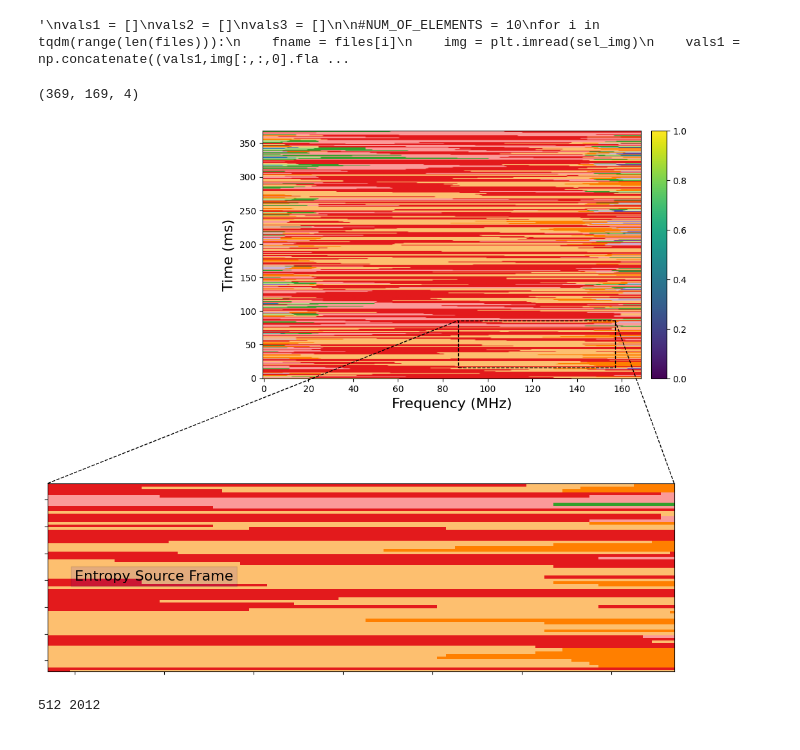
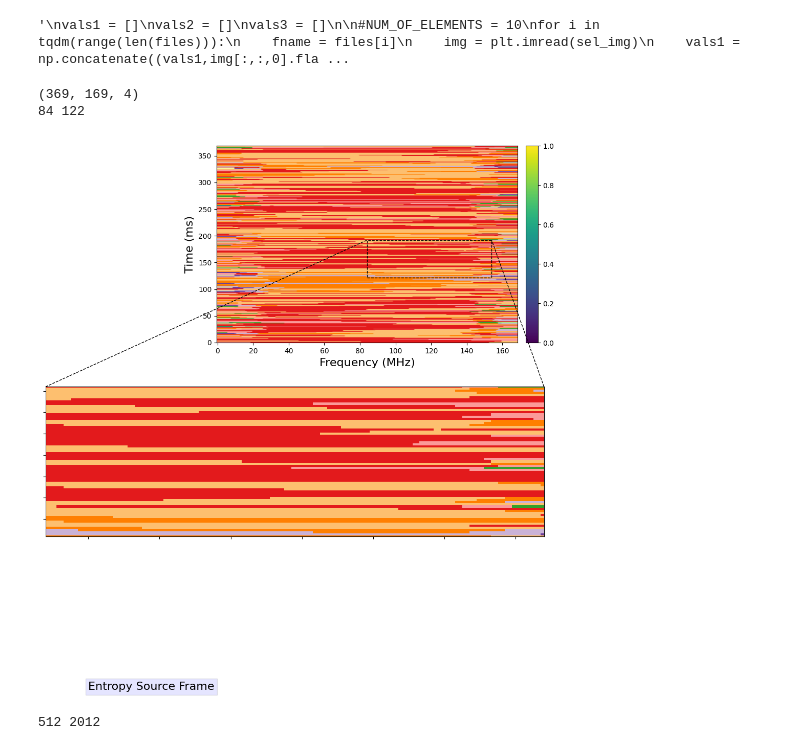
Before and after one commit to Oddvar-N-O/5G-RF-Spectrum-based-Cryptographic-Pseudo-Random-Number-Generation-for-IoT-Security, a Jupyter notebook: random_numbers.ipynb, the cells around one changed output. Cells and saved outputs as stored; diff of their text form; code cells hidden in the pictures.

```diff
--- a/random_numbers.ipynb
+++ b/random_numbers.ipynb
@@ -113,18 +64,13 @@ step 1
 # %%
-files = glob('GeneratedData\\NR*.png')
+files = glob('../GeneratedData\\NR*.png')
 num_of_files = len(files)
 FRAME_SIZE = 70
 
 def get_entropy_spectrum(c, k, sel_img_idx):
-    # num_of_files = len(files)
-    # sel_img = files[cryptogen.randrange(num_of_files)]
-    #sel_img = files[np.random.randint(0,num_of_files)]
     sel_img = files[sel_img_idx]
 
-    img = plt.imread(sel_img)
+    img = cv2.imread(sel_img)
 
-    # start_x = cryptogen.randrange(img.shape[0] - FRAME_SIZE)
-    # start_y = cryptogen.randrange(img.shape[1] - FRAME_SIZE)
 
     start_x = np.random.randint(img.shape[0] - c)
     start_y = np.random.randint(img.shape[1] - k)
@@ -139,7 +85,6 @@ def get_entropy_spectrum(c, k, sel_img_idx):
         random_bits = random_bits ^ random_bits << 13
         random_bits = random_bits ^ random_bits >> 17
         random_bits = random_bits ^ random_bits << 5
-        #print(random_bits)
 
     return random_bits.uintle, random_bits
 
@@ -178,47 +145,49 @@ plt.show()
 # %% [output]
 '\nvals1 = []\nvals2 = []\nvals3 = []\n\n#NUM_OF_ELEMENTS = 10\nfor i in tqdm(range(len(files))):\n    fname = files[i]\n    img = plt.imread(sel_img)\n    vals1 = np.concatenate((vals1,img[:,:,0].fla ...
 # %%
-np.random.seed(31)
+# np.random.seed(31)
 sel_img = files[np.random.randint(0,len(files))]
 
 input_img = plt.imread(sel_img)
 print(input_img.shape)
 
-start_x = np.random.randint(input_img.shape[0] - FRAME_SIZE)
-start_y = np.random.randint(input_img.shape[1] - FRAME_SIZE)
+# The x and y values from img.shape is flipped so in order to get correct frame sizes they are flipped here.
+start_x = np.random.randint(input_img.shape[1] - FRAME_SIZE)
+start_y = np.random.randint(input_img.shape[0] - FRAME_SIZE)
+print(start_x, start_y)
 
 fig = plt.figure(figsize=(8, 5), dpi=100)
 ax = fig.add_subplot(111)
 heatmap = plt.imshow(input_img,origin='lower')
 plt.ylabel('Time (ms)', fontsize=16)
 plt.xlabel('Frequency (MHz)', fontsize=16)
 ax.set_aspect(0.30)
 cax = fig.add_axes([ax.get_position().x1+0.02,ax.get_position().y0,0.03,ax.get_position().height])
 plt.colorbar(heatmap, cax=cax)
 #plt.savefig(PROJECT_FOLDER + 'input_' + str(i) + '.pdf' ,bbox_inches='tight')
 
-axins = zoomed_inset_axes(ax, 4, loc=4, bbox_to_anchor=(0.8,-1.2,.3,.3), bbox_transform=ax.transAxes)
+axins = zoomed_inset_axes(ax, 4, loc=4, bbox_to_anchor=(0.8,-1,.3,.3), bbox_transform=ax.transAxes)
 axins.imshow(input_img)
 axins.set_aspect(0.30)
 axins.set_xlim(start_x, start_x + FRAME_SIZE)
 axins.set_ylim(start_y, start_y + FRAME_SIZE)
 
-#axins.invert_yaxis()
+
 plt.xticks(visible=False)
 plt.yticks(visible=False)
-#plt.ylabel('Time (ms)', fontsize=16)
-#plt.xlabel('Frequency (MHz)', fontsize=16)
+
 mark_inset(ax, axins, loc1=2, loc2=1, fc="none", ec="k", ls="--")
 plt.draw()
 
-plt.text(90,50, 'Entropy Source Frame',fontsize=16, bbox=dict(facecolor='blue', alpha=0.1))
+plt.text(70,50, 'Entropy Source Frame',fontsize=16, bbox=dict(facecolor='blue', alpha=0.1))
 
 plt.savefig("entropy_source.png",dpi=100,bbox_inches='tight')
 
 plt.show()
 # %% [output]
 (369, 169, 4)
+84 122
-[figure, old version]
+[figure, new version]
 # %%
 # Used for finding a correct way to create enough number.
 entropy_values = []
```
Also changed, not shown: parts of 17 cells of this notebook, 6 other files.
